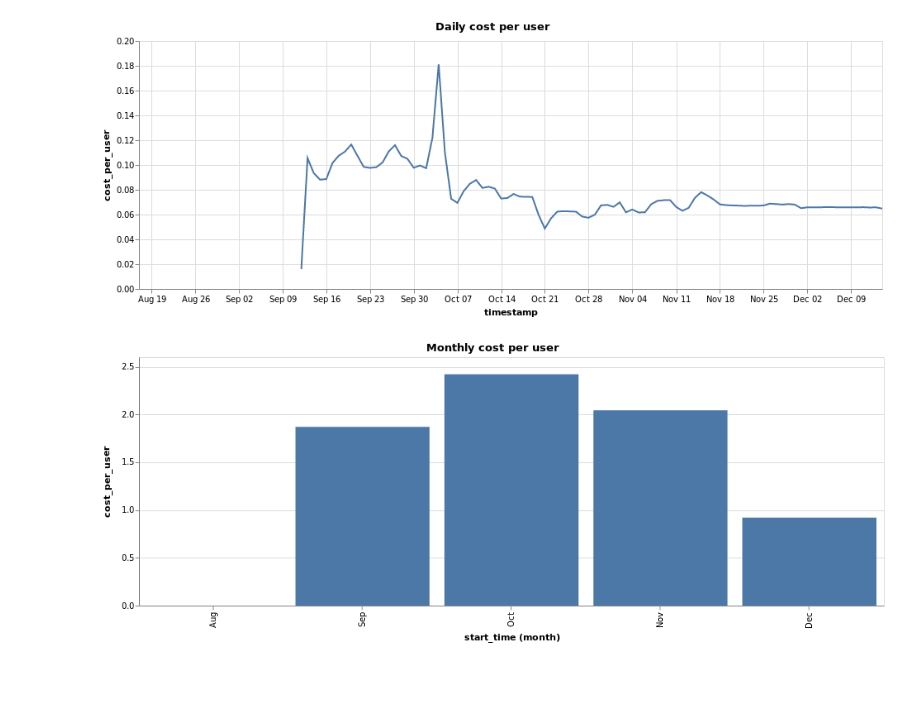
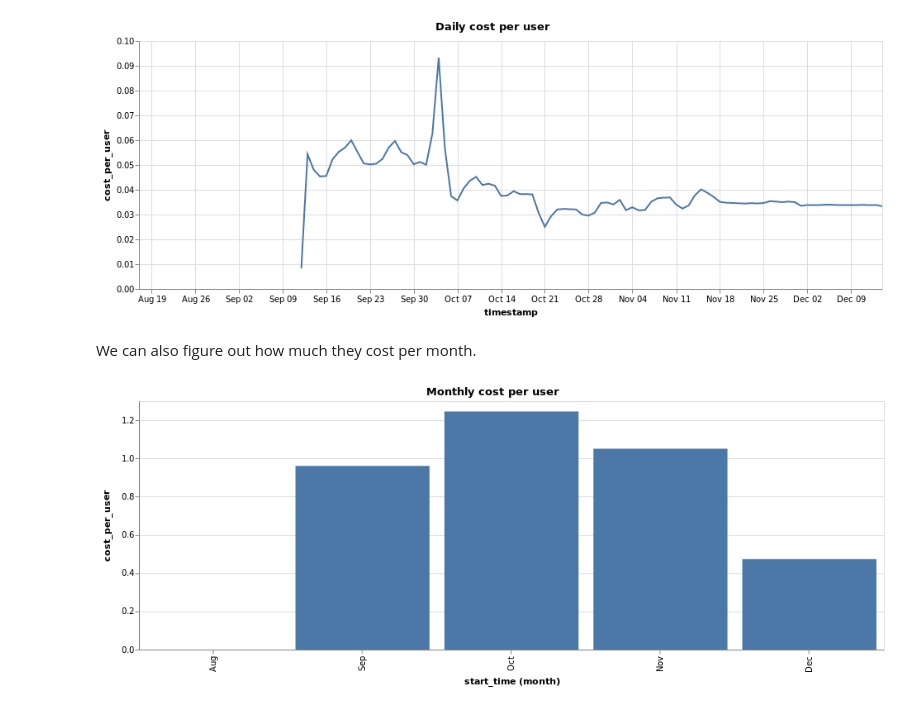
Before and after one commit to berkeley-dsep-infra/datahub-usage-analysis, a Jupyter notebook: notebooks/03-visualize-cost-and-usage.ipynb, the cells around one changed output. Saved outputs shown, nothing was run; the diff lists cells and outputs as text; code cells hidden in the pictures; blank space fills up the shorter version.

```diff
--- a/notebooks/03-visualize-cost-and-usage.ipynb
+++ b/notebooks/03-visualize-cost-and-usage.ipynb
@@ -113,0 +114,3 @@ Approximating our 'total users' to be about 2,500 (we don't have an exact count)
+# %%
+user_starts_count = datahub[datahub.action == 'start'].groupby(['user']).count()
+display.HTML(f'<h4>Users who used JupyterHub at least once: <b>{user_starts_count.count()["action"]}</b></h4>')
@@ -121,14 +141,16 @@ alt.Chart(total, width=900, title='Daily cost per user').mark_line().encode(
 )
 # %% [output]
 [figure]
+# %% [markdown]
+We can also figure out how much they cost per month.
 # %%
 monthly = cost.copy().set_index('start_time').resample('M').sum()
-monthly['cost_per_user'] = monthly['cost'] / TOTAL_USERS
+monthly['cost_per_user'] = monthly['cost'] / user_starts_count.count()['action']
 monthly = monthly.reset_index()
 
 alt.Chart(monthly, width=900, title='Monthly cost per user').mark_bar().encode(
     x='month(start_time):O',
     y='cost_per_user'
 )
 # %% [output]
-[figure, old version]
+[figure, new version]
```
Also changed, not shown: parts of 15 cells of this notebook.
